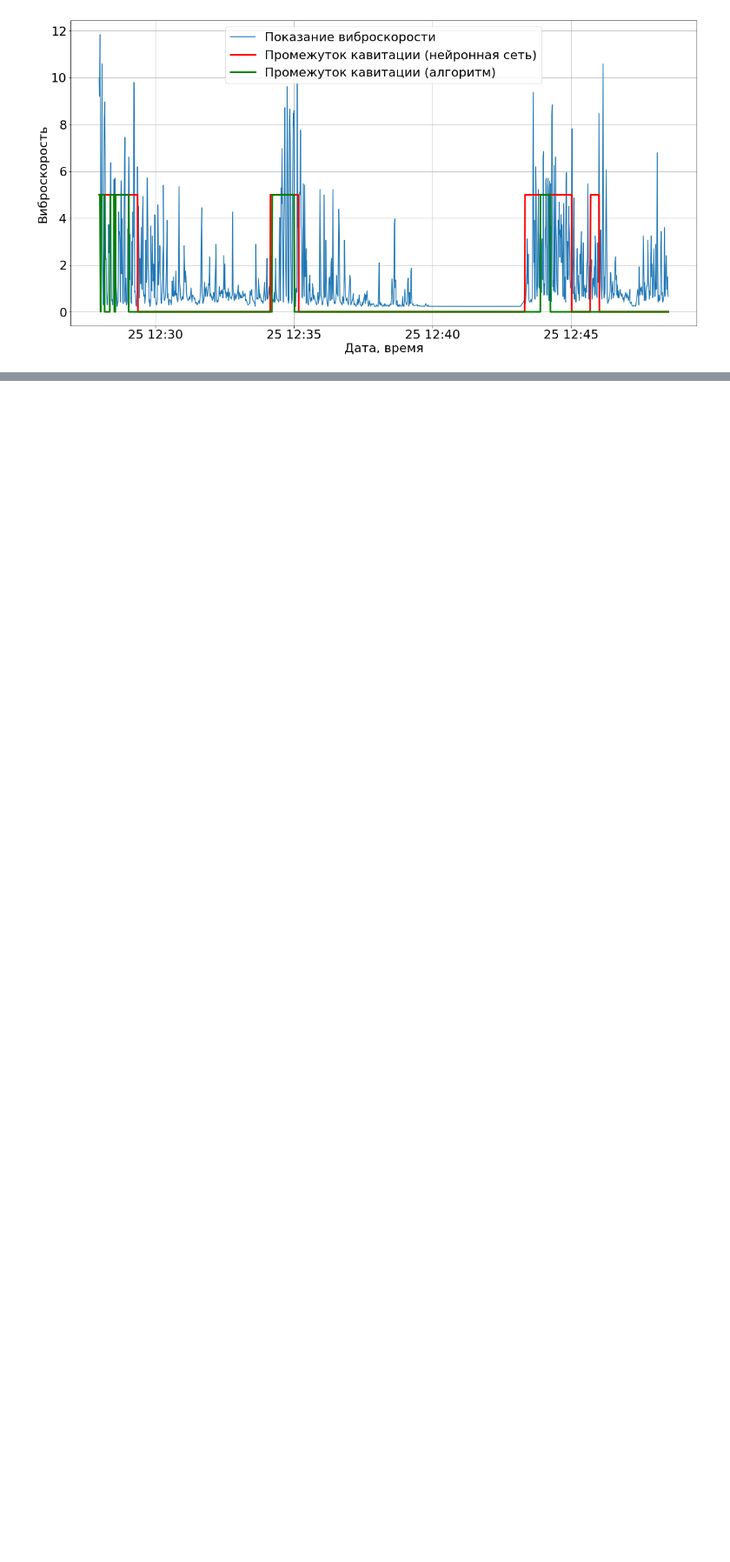
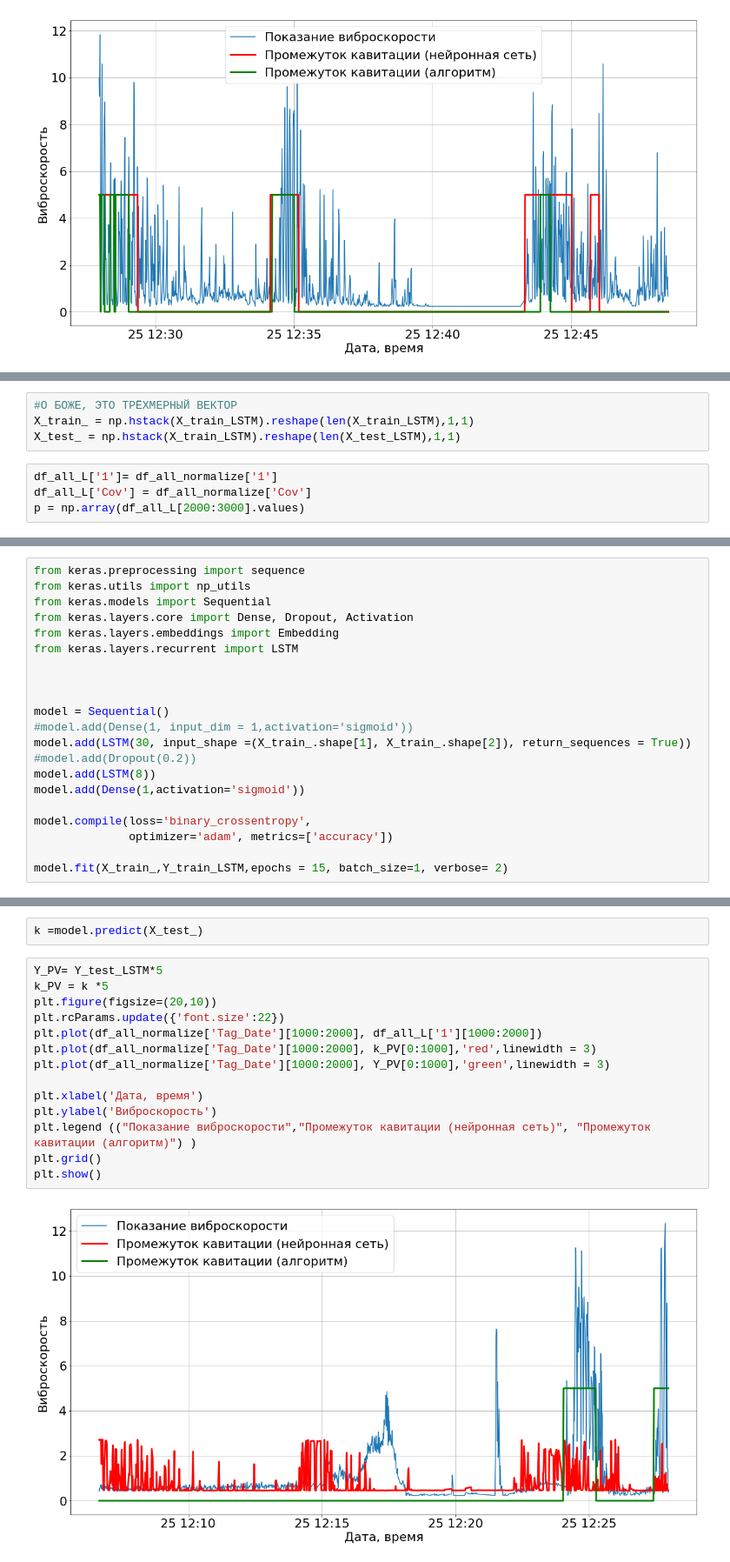
Before and after one commit to IImbryk/a_simple_neural_network, a Jupyter notebook: Keras_NN.ipynb, the cells around one changed output, grey strips where cells are left out. Shown at 87% size. Drawn from its saved outputs; the diff is of its cells as text; blank space fills up the shorter version.

```diff
--- a/Keras_NN.ipynb
+++ b/Keras_NN.ipynb
@@ -557,0 +613,8 @@ plt.show()
+# %%
+#О БОЖЕ, ЭТО ТРЁХМЕРНЫЙ ВЕКТОР
+X_train_ = np.hstack(X_train_LSTM).reshape(len(X_train_LSTM),1,1)
+X_test_ = np.hstack(X_train_LSTM).reshape(len(X_test_LSTM),1,1)
+# %%
+df_all_L['1']= df_all_normalize['1']
+df_all_L['Cov'] = df_all_normalize['Cov']
+p = np.array(df_all_L[2000:3000].values)
@@ -557,0 +627,21 @@ plt.show()
+# %%
+from keras.preprocessing import sequence
+from keras.utils import np_utils
+from keras.models import Sequential
+from keras.layers.core import Dense, Dropout, Activation
+from keras.layers.embeddings import Embedding
+from keras.layers.recurrent import LSTM
+
+
+
+model = Sequential()
+#model.add(Dense(1, input_dim = 1,activation='sigmoid'))
+model.add(LSTM(30, input_shape =(X_train_.shape[1], X_train_.shape[2]), return_sequences = True))
+#model.add(Dropout(0.2))
+model.add(LSTM(8))
+model.add(Dense(1,activation='sigmoid'))
+
+model.compile(loss='binary_crossentropy',
+              optimizer='adam', metrics=['accuracy'])
+
+model.fit(X_train_,Y_train_LSTM,epochs = 15, batch_size=1, verbose= 2)
@@ -557,0 +675,18 @@ plt.show()
+# %%
+k =model.predict(X_test_)
+# %%
+Y_PV= Y_test_LSTM*5
+k_PV = k *5
+plt.figure(figsize=(20,10))
+plt.rcParams.update({'font.size':22})
+plt.plot(df_all_normalize['Tag_Date'][1000:2000], df_all_L['1'][1000:2000])
+plt.plot(df_all_normalize['Tag_Date'][1000:2000], k_PV[0:1000],'red',linewidth = 3)
+plt.plot(df_all_normalize['Tag_Date'][1000:2000], Y_PV[0:1000],'green',linewidth = 3)
+
+plt.xlabel('Дата, время')
+plt.ylabel('Виброскорость')
+plt.legend (("Показание виброскорости","Промежуток кавитации (нейронная сеть)", "Промежуток кавитации (алгоритм)") )
+plt.grid()
+plt.show()
+# %% [output]
+[figure, added]
```
Also changed, not shown: parts of 31 cells of this notebook, 2 other files.
